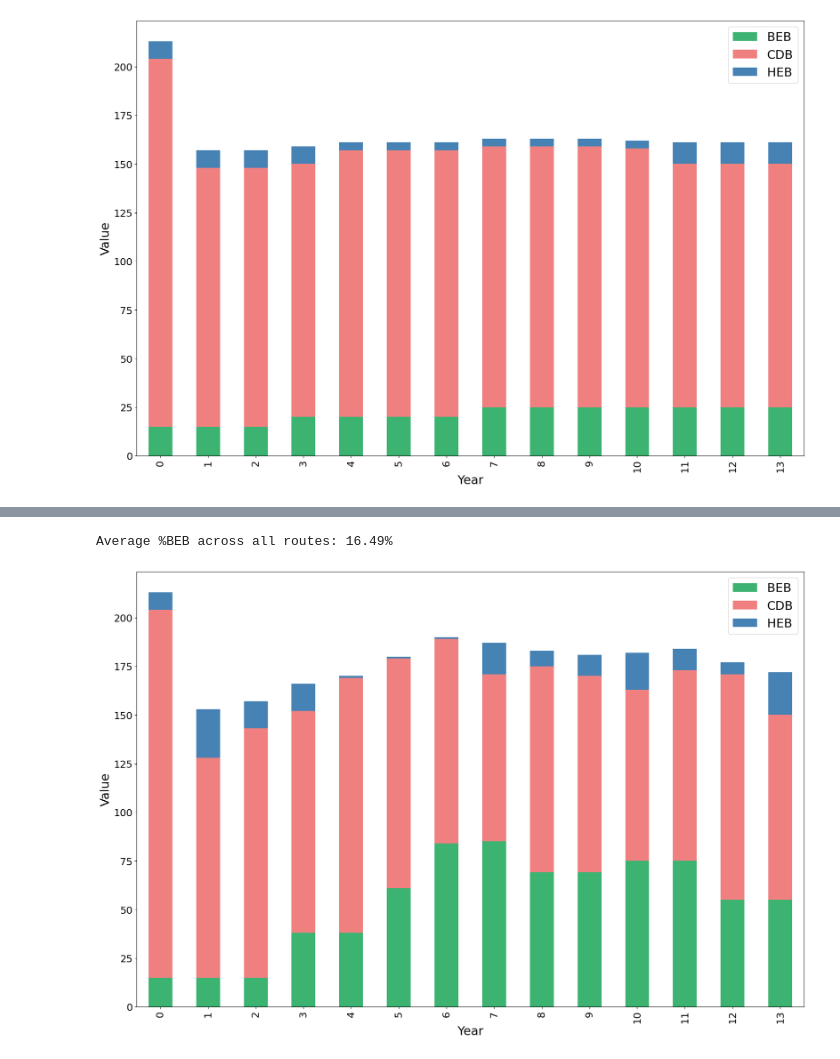
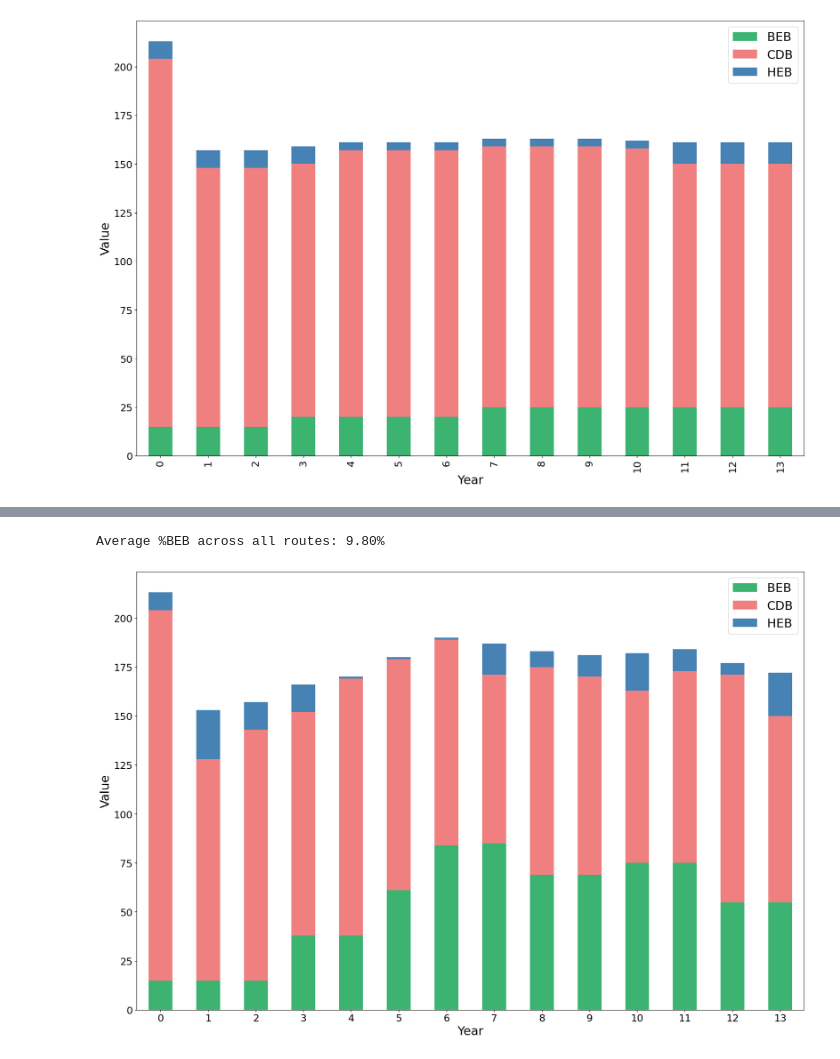
Before and after one commit to narslab/transit-electrification-futures, a Jupyter notebook: bin/jupyter/organize-optimization-results.ipynb, the cells around one changed output, grey strips where cells are left out. Drawn from its saved outputs; the diff is of its cells as text; code cells hidden in the pictures.

```diff
--- a/bin/jupyter/organize-optimization-results.ipynb
+++ b/bin/jupyter/organize-optimization-results.ipynb
@@ -87,7 +89,7 @@ print(f"Average %BEB across all routes: {average_percentage_BEB:.2f}%")
 # %% [output]
 Average %BEB across all routes: 8.15%
 # %%
-l_BM_variables_y = pd.read_csv(r'../../results/lowcap-balanced-transition-optimized-variables-y.csv', low_memory=False)
+l_BM_variables_y = pd.read_csv(r'../../results/lowcap-BM-optimized-variables-y.csv', low_memory=False)
 # %%
 import pandas as pd
 import matplotlib.pyplot as plt
@@ -127,7 +131,7 @@ plt.show()
 # %%
-h_BM_variables = pd.read_csv(r'../../results/highcap-balanced-transition-optimized-variables.csv', low_memory=False)
+h_BM_variables = pd.read_csv(r'../../results/highcap-BM-optimized-variables.csv', low_memory=False)
 # %%
-h_BM_coefficients = pd.read_csv(r'../../results/highcap-balanced-transition-coefficients.csv', low_memory=False)
+h_BM_coefficients = pd.read_csv(r'../../results/highcap-BM-coefficients.csv', low_memory=False)
 # %%
 data = {'Variable': ['x_CDB[high-cap,0,528277]'], 'Value': [1]}
 h_BM_variables = pd.DataFrame(h_BM_variables)
@@ -204,41 +208,42 @@ average_percentage_BEB = (total_BEB_counts / total_trips) * 100
 
 print(f"Average %BEB across all routes: {average_percentage_BEB:.2f}%")
 # %% [output]
-Average %BEB across all routes: 16.49%
+Average %BEB across all routes: 9.80%
 # %%
-h_BM_variables_y = pd.read_csv(r'../../results/highcap-balanced-transition-optimized-variables-y.csv', low_memory=False)
+h_BM_variables_y = pd.read_csv(r'../../results/highcap-BM-optimized-variables-y.csv', low_memory=False)
 # %%
 import pandas as pd
 import matplotlib.pyplot as plt
 
 # Group by Year and Powertrain to sum up the Value
 grouped_values = h_BM_variables_y.groupby(['Year', 'Powertrain'])['Value'].sum().unstack(fill_value=0)
 
 # Plot
 # Create a figure and a set of subplots with a larger size
 fig, ax = plt.subplots(figsize=(18, 12))
 
 colors = {'CDB': 'lightcoral', 'HEB': 'steelblue', 'BEB': 'mediumseagreen'}
 ax = grouped_values.plot(kind='bar', stacked=True, color=[colors[col] for col in grouped_values.columns], ax=ax)
 
 # Annotate with BEB percentages
 for index, (year, row) in enumerate(grouped_values.iterrows()):
     total = row.sum()
     BEB_count = row.get('BEB', 0)
     percentage = (BEB_count / total) * 100
     # Uncomment the next line if you want the BEB percentages to be displayed on the bars
     # ax.text(index, row['CDB'] + row['HEB'] + (0.5 * BEB_count), f'{percentage:.1f}%', ha='center', color='white', fontsize=10)
 
 # Set the title and labels with larger font sizes
 ax.set_xlabel('Year', fontsize=22)
 ax.set_ylabel('Value', fontsize=22)
 ax.legend(fontsize=22)
+ax.set_xticklabels(grouped_values.index, rotation=0)
 
 # Increase the font size for tick labels
 ax.tick_params(axis='both', labelsize=18)
 
 plt.tight_layout()
 plt.show()
 # %% [output]
-[figure, old version]
+[figure, new version]
 # %%
```
Also changed, not shown: parts of 17 cells of this notebook, 2 other files.
